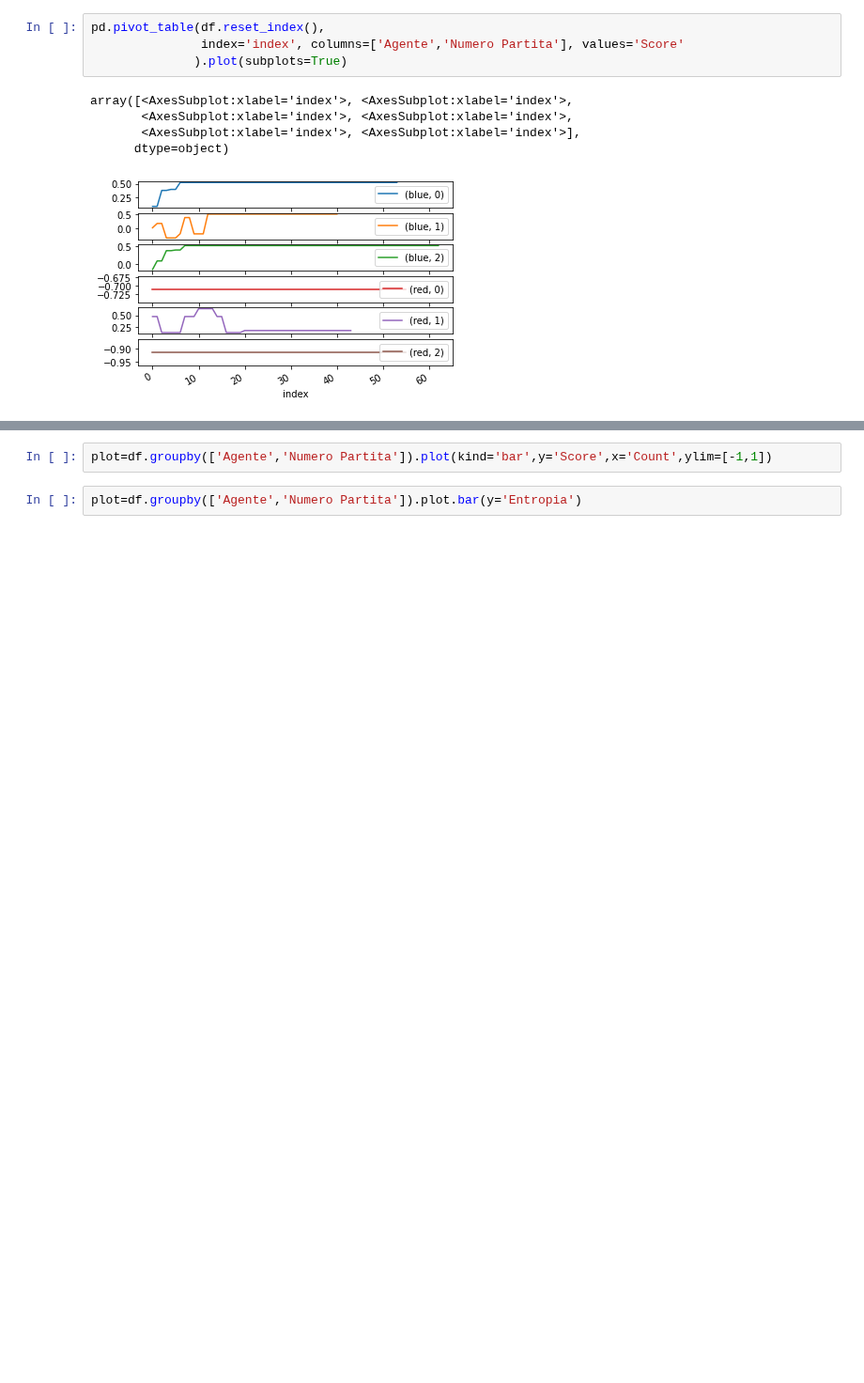
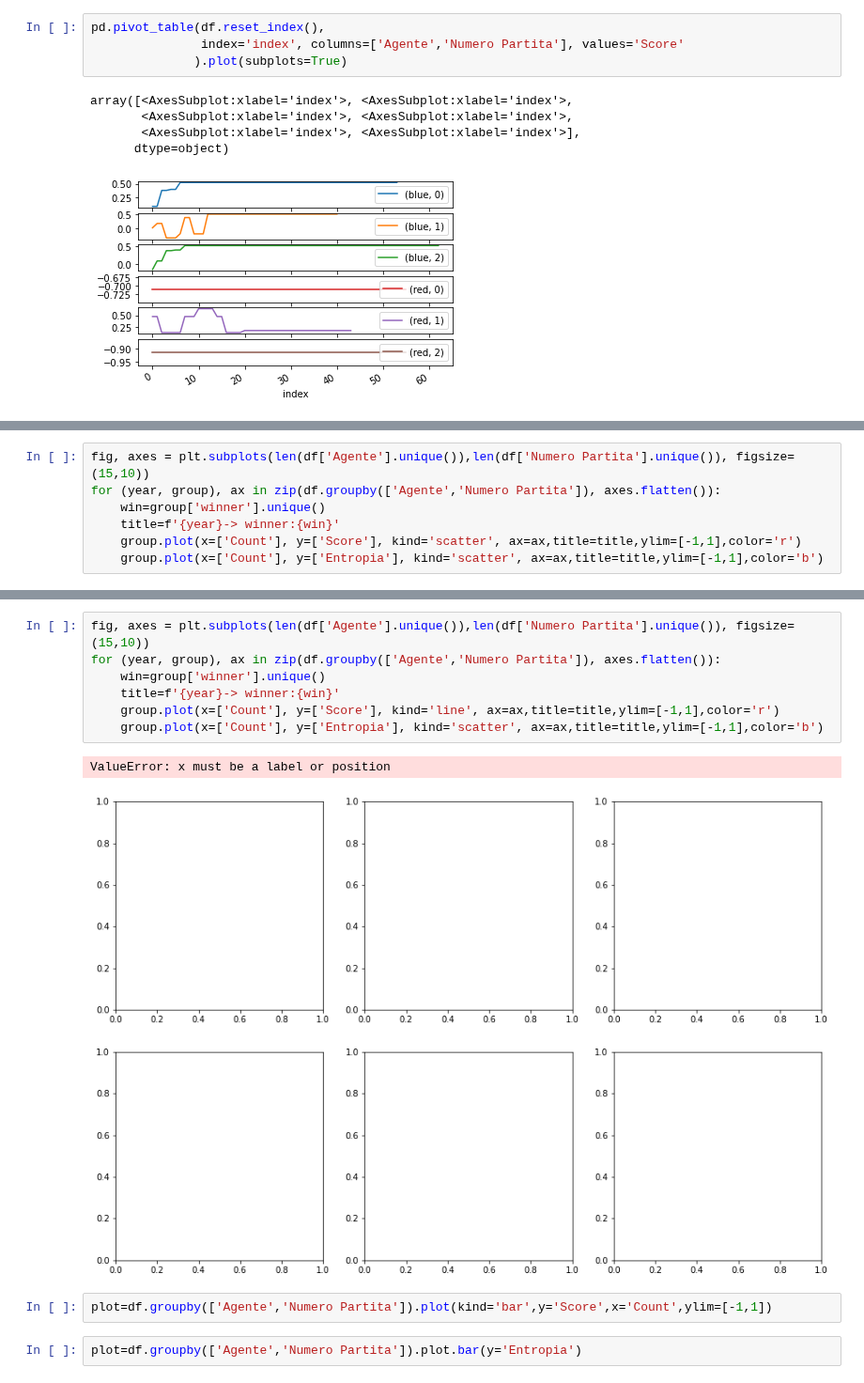
Before and after one commit to IDSIA/NewTechnoWar, a Jupyter notebook: code/AnalysisEntropyRegressor.ipynb, the cells around one changed output, grey strips where cells are left out. Shown at 94% size. Drawn from its saved outputs; the diff is of its cells as text; blank space fills up the shorter version.

```diff
--- a/code/AnalysisEntropyRegressor.ipynb
+++ b/code/AnalysisEntropyRegressor.ipynb
@@ -88,0 +98,7 @@ for (year, group), ax in zip(df.groupby(['Agente','Numero Partita']), axes.flatt
+# %%
+fig, axes = plt.subplots(len(df['Agente'].unique()),len(df['Numero Partita'].unique()), figsize=(15,10))
+for (year, group), ax in zip(df.groupby(['Agente','Numero Partita']), axes.flatten()):
+    win=group['winner'].unique()
+    title=f'{year}-> winner:{win}'
+    group.plot(x=['Count'], y=['Score'], kind='scatter', ax=ax,title=title,ylim=[-1,1],color='r')
+    group.plot(x=['Count'], y=['Entropia'], kind='scatter', ax=ax,title=title,ylim=[-1,1],color='b')
@@ -89,3 +107,13 @@ for (year, group), ax in zip(df.groupby(['Agente','Numero Partita']), axes.flatt
+# %%
+fig, axes = plt.subplots(len(df['Agente'].unique()),len(df['Numero Partita'].unique()), figsize=(15,10))
+for (year, group), ax in zip(df.groupby(['Agente','Numero Partita']), axes.flatten()):
+    win=group['winner'].unique()
+    title=f'{year}-> winner:{win}'
+    group.plot(x=['Count'], y=['Score'], kind='line', ax=ax,title=title,ylim=[-1,1],color='r')
+    group.plot(x=['Count'], y=['Entropia'], kind='scatter', ax=ax,title=title,ylim=[-1,1],color='b')
+# %% [output]
+ValueError: x must be a label or position
+[figure, added]
 # %%
 plot=df.groupby(['Agente','Numero Partita']).plot(kind='bar',y='Score',x='Count',ylim=[-1,1])
 # %%
```
Also changed, not shown: parts of 34 cells of this notebook, 1 other file.
